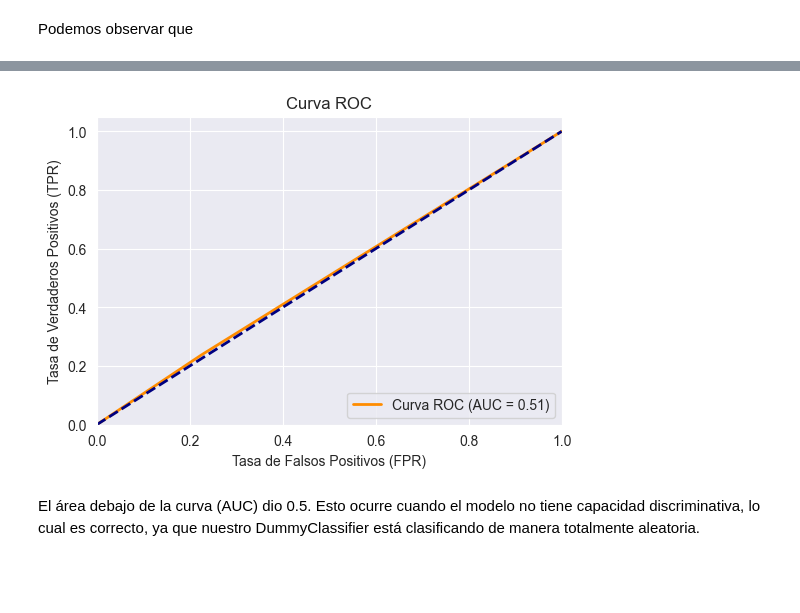
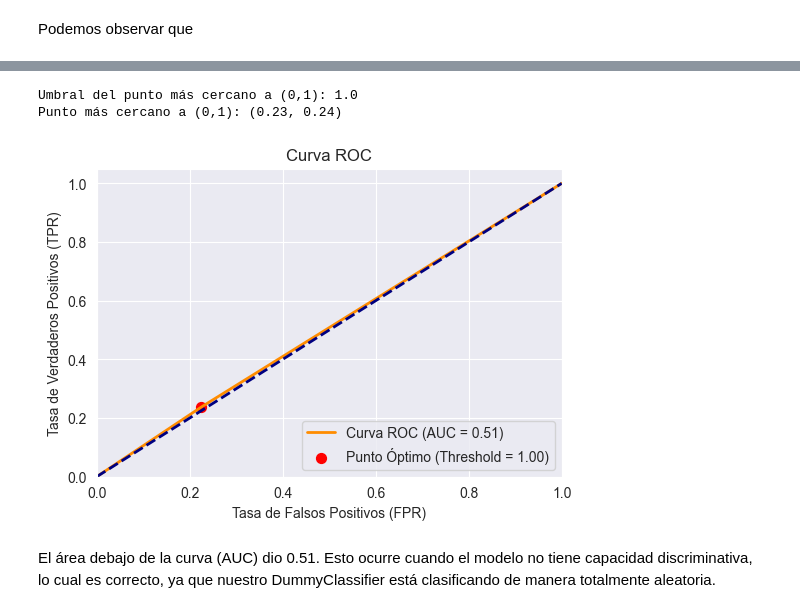
Before and after one commit to therokitoki/AA1-TUIA-Alsop-Hachen, a Jupyter notebook: tp2.ipynb, the cells around one changed output, grey strips where cells are left out. Cells and saved outputs as stored; diff of their text form; code cells hidden in the pictures; blank space fills up the shorter version.

```diff
--- a/tp2.ipynb
+++ b/tp2.ipynb
@@ -968,23 +1104,11 @@ weighted avg       0.64      0.65      0.65      5577
 # %%
 # Obtengo las probabilidades de predicción del modelo
 y_probs_dummy = dummy_clf.predict_proba(x_test_scaled)[:, 1]
 
-# Calculo la ROC y el AUC
-fpr_dummy, tpr_dummy, thresholds_dummy = roc_curve(y_test, y_probs_dummy)
-roc_auc_dummy = auc(fpr_dummy, tpr_dummy)
+logistic_dummy_th = curvaRocCustom(y_test,y_probs_dummy)
+# %% [output]
+Umbral del punto más cercano a (0,1): 1.0
+Punto más cercano a (0,1): (0.23, 0.24)
+[figure, added]
-# %%
-# Graficamos la curva ROC
-plt.figure(figsize=(6, 4))
-plt.plot(fpr_dummy, tpr_dummy, color='darkorange', lw=2, label='Curva ROC (AUC = %0.2f)' % roc_auc_dummy)
-plt.plot([0, 1], [0, 1], color='navy', lw=2, linestyle='--')
-plt.xlim([0.0, 1.0])
-plt.ylim([0.0, 1.05])
-plt.xlabel('Tasa de Falsos Positivos (FPR)')
-plt.ylabel('Tasa de Verdaderos Positivos (TPR)')
-plt.title('Curva ROC')
-plt.legend(loc="lower right")
-plt.show()
-# %% [output]
-[figure, removed]
 # %% [markdown]
-El área debajo de la curva (AUC) dio 0.5. Esto ocurre cuando el modelo no tiene capacidad discriminativa, lo cual es correcto, ya que nuestro DummyClassifier está clasificando de manera totalmente aleatoria.
+El área debajo de la curva (AUC) dio 0.51. Esto ocurre cuando el modelo no tiene capacidad discriminativa, lo cual es correcto, ya que nuestro DummyClassifier está clasificando de manera totalmente aleatoria.
```
Also changed, not shown: parts of 37 cells of this notebook.
